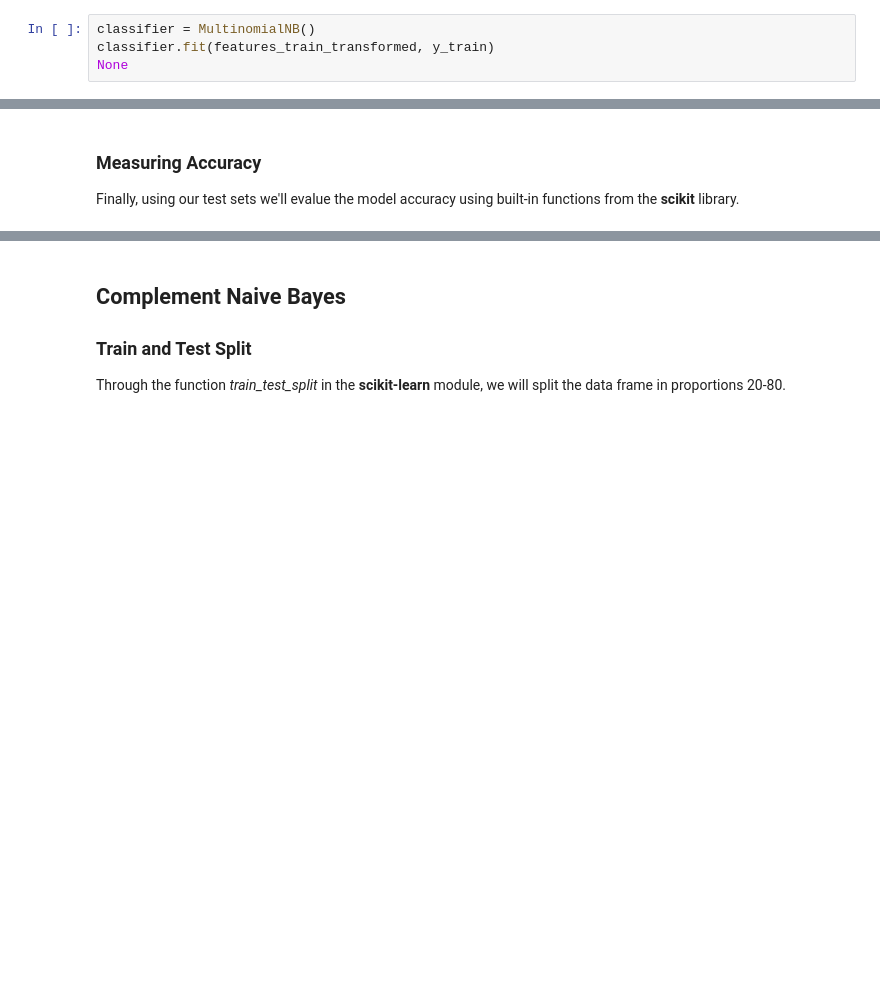
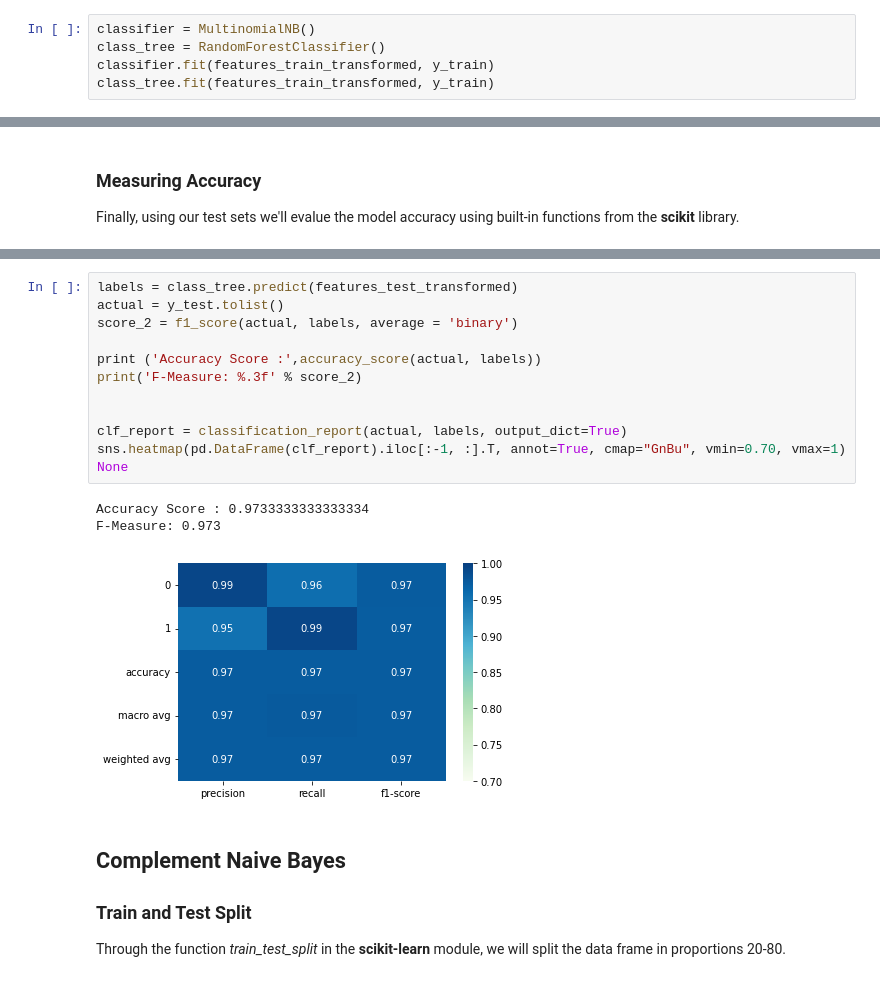
Before and after one commit to RitaRez/spam-classification, a Jupyter notebook: naive_bayes.ipynb, the cells around one changed output, grey strips where cells are left out. Drawn from its saved outputs; the diff is of its cells as text; blank space fills up the shorter version.

Commit message:
added random forrest classifier, svm classifier and gradient boosting

```diff
--- a/naive_bayes.ipynb
+++ b/naive_bayes.ipynb
@@ -88,5 +95,6 @@ features_test_transformed  = vectorizer.transform(x_test)
 We'll fit the **scikit-learning** *Naive Bayes* odel, the *MultinomialNB* function, to our *TF-IDF* vector version of x_train, and the true output labels stored in y_train.
 # %%
 classifier = MultinomialNB()
+class_tree = RandomForestClassifier()
 classifier.fit(features_train_transformed, y_train)
-None
+class_tree.fit(features_train_transformed, y_train)
@@ -113,3 +123,19 @@ F-Measure: 0.976
+# %%
+labels = class_tree.predict(features_test_transformed)
+actual = y_test.tolist()
+score_2 = f1_score(actual, labels, average = 'binary')
+
+print ('Accuracy Score :',accuracy_score(actual, labels))
+print('F-Measure: %.3f' % score_2)
+
+
+clf_report = classification_report(actual, labels, output_dict=True)
+sns.heatmap(pd.DataFrame(clf_report).iloc[:-1, :].T, annot=True, cmap="GnBu", vmin=0.70, vmax=1)
+None
+# %% [output]
+Accuracy Score : 0.9733333333333334
+F-Measure: 0.973
+[figure, added]
 # %% [markdown]
 ## Complement Naive Bayes
 
```
Also changed, not shown: parts of 7 cells of this notebook, 4 other files.
